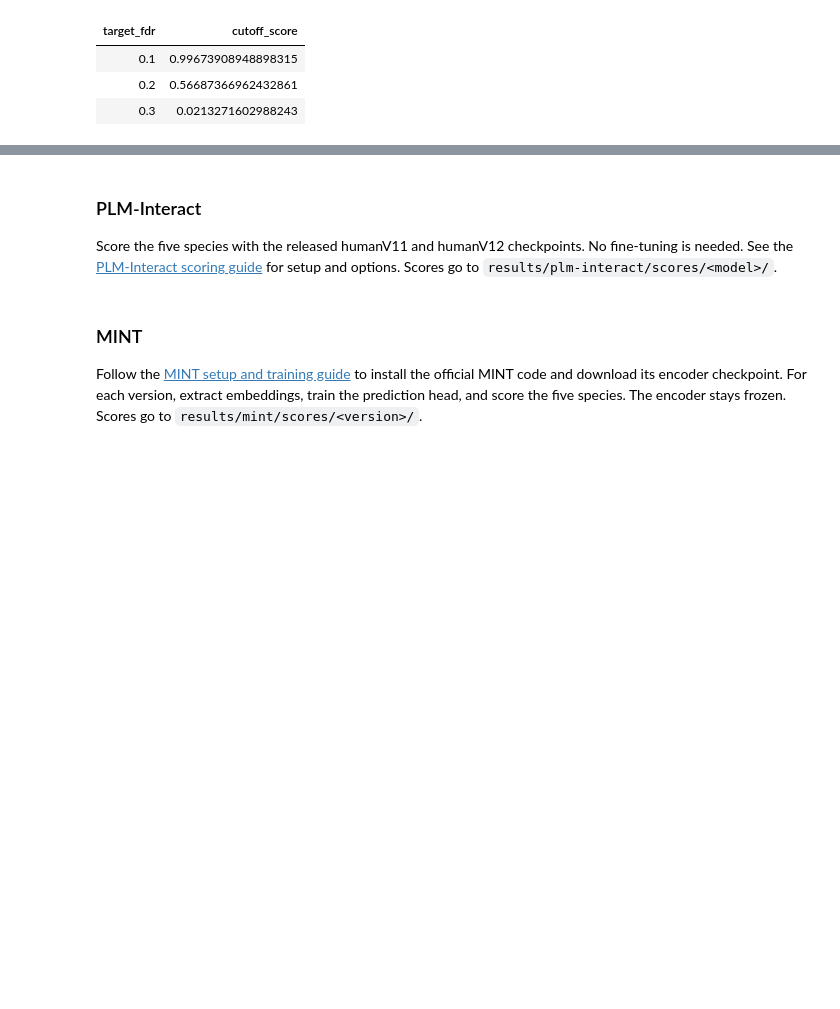
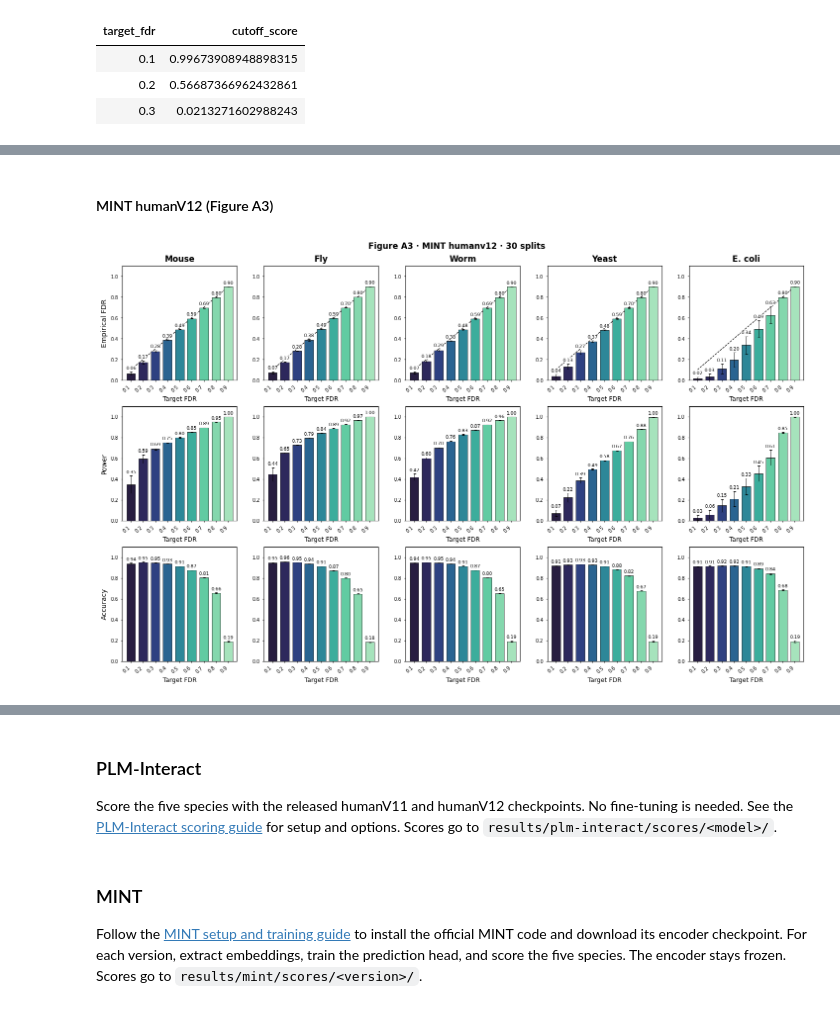
Before and after one commit to batmen-lab/PPI-Caliper, a Jupyter notebook: tutorials/tutorial.ipynb, the cells around one changed output, grey strips where cells are left out. Saved outputs shown, nothing was run; the diff lists cells and outputs as text; code cells hidden in the pictures; blank space fills up the shorter version.

```diff
--- a/tutorials/tutorial.ipynb
+++ b/tutorials/tutorial.ipynb
@@ -221,0 +215,6 @@ show_plot(plot_heatmap(transfer_results, classification_metrics), "transfer_fdp_
+# %% [markdown]
+#### MINT humanV12 (Figure A3)
+# %%
+plot_within_figure(mint_within, "mint", "humanv12");
+# %% [output]
+[figure, added]
```
Also changed, not shown: parts of 41 cells of this notebook, 20 other files.
